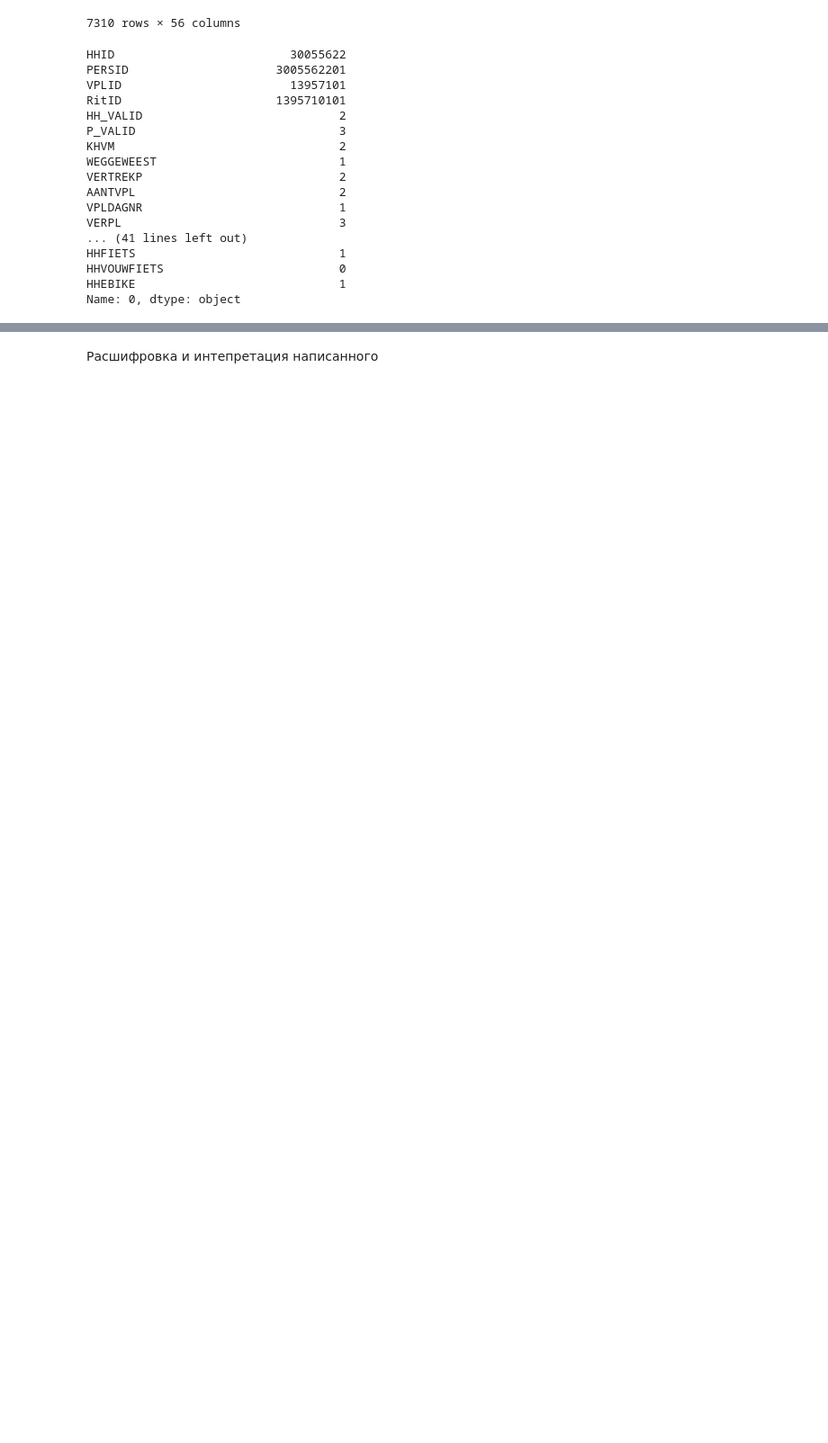
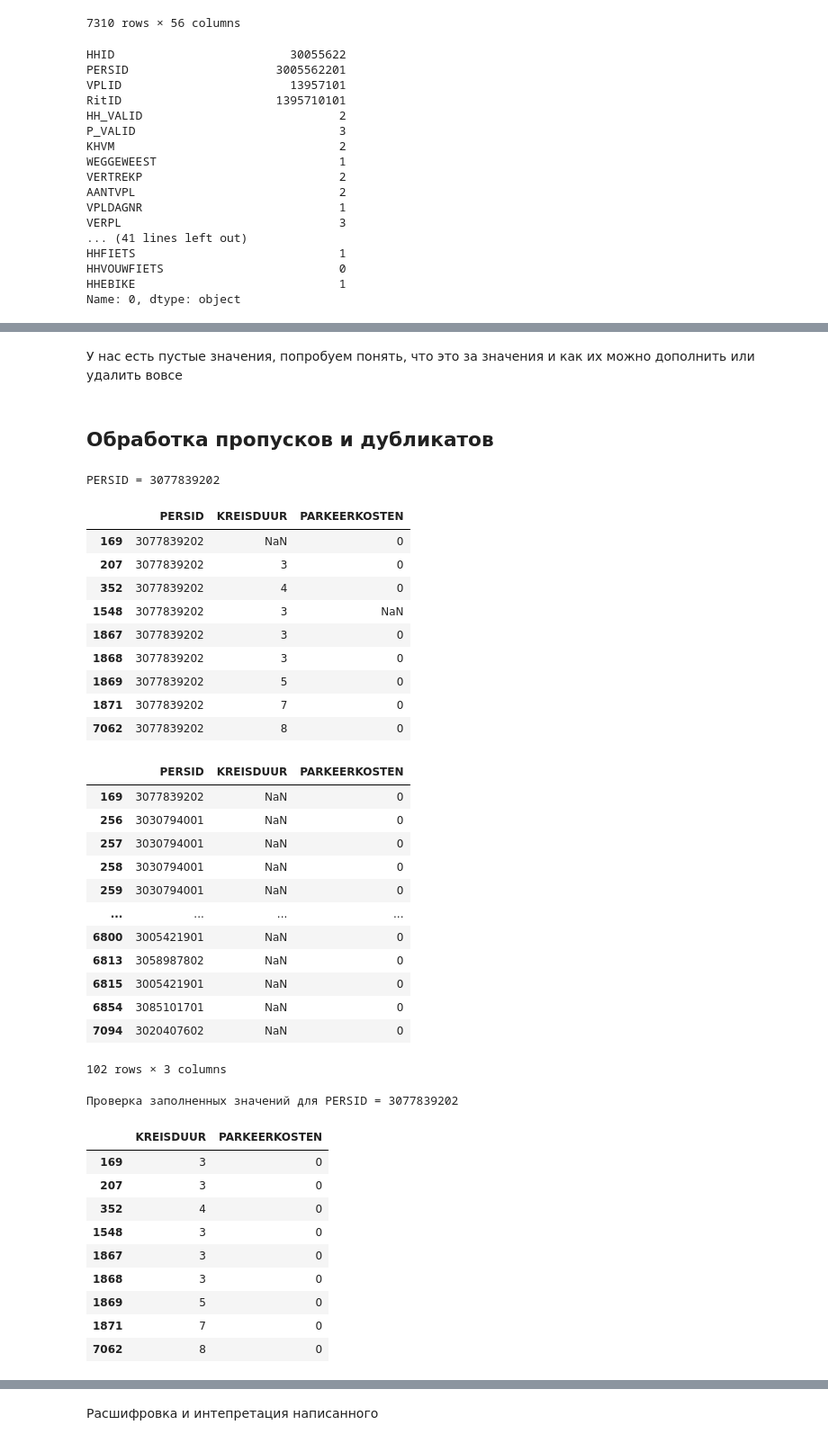
Before and after one commit to BogdanG888G/ML_Course_Work, a Jupyter notebook: course_wotk.ipynb, the cells around one changed output, grey strips where cells are left out. Shown at 90% size. Drawn from its saved outputs; the diff is of its cells as text; code cells hidden in the pictures; blank space fills up the shorter version.

```diff
--- a/course_wotk.ipynb
+++ b/course_wotk.ipynb
@@ -51,0 +58,69 @@ Name: 0, dtype: object
+# %% [markdown]
+У нас есть пустые значения, попробуем понять, что это за значения и как их можно дополнить или удалить вовсе
+# %% [markdown]
+## Обработка пропусков и дубликатов
+# %%
+df = df.replace({' ': np.nan})
+
+print("PERSID = 3077839202")
+display(df[df['PERSID'] == 3077839202][['PERSID', 'KREISDUUR', 'PARKEERKOSTEN']])
+
+
+nan_rows = df[df.isna().any(axis=1)]
+display(nan_rows[['PERSID', 'KREISDUUR', 'PARKEERKOSTEN']])
+
+# ---- Краткая справка ----
+# 'KREISDUUR': 'класс_длительности_поездки'
+# 'PARKEERKOSTEN': 'класс_стоимости_парковки'
+
+# Функция для заполнения пропусков наиболее частым значением
+def fill_with_mode(group):
+    return group.fillna(group.mode().iloc[0] if not group.mode().empty else group.mean())
+
+cols_to_fill = ['KREISDUUR', 'PARKEERKOSTEN']
+
+for col in cols_to_fill:
+    df[col] = df.groupby('PERSID')[col].transform(fill_with_mode)
+
+print("Проверка заполненных значений для PERSID = 3077839202")
+display(df[df['PERSID'] == 3077839202][cols_to_fill])
+
+# Обработка дубликатов
+
+df = df.drop_duplicates()
+# %% [output]
+PERSID = 3077839202
+|  | PERSID | KREISDUUR | PARKEERKOSTEN |
+| 169 | 3077839202 | NaN | 0 |
+| 207 | 3077839202 | 3 | 0 |
+| 352 | 3077839202 | 4 | 0 |
+| 1548 | 3077839202 | 3 | NaN |
+| 1867 | 3077839202 | 3 | 0 |
+| 1868 | 3077839202 | 3 | 0 |
+| 1869 | 3077839202 | 5 | 0 |
+| 1871 | 3077839202 | 7 | 0 |
+| 7062 | 3077839202 | 8 | 0 |
+|  | PERSID | KREISDUUR | PARKEERKOSTEN |
+| 169 | 3077839202 | NaN | 0 |
+| 256 | 3030794001 | NaN | 0 |
+| 257 | 3030794001 | NaN | 0 |
+| 258 | 3030794001 | NaN | 0 |
+| 259 | 3030794001 | NaN | 0 |
+| ... | ... | ... | ... |
+| 6800 | 3005421901 | NaN | 0 |
+| 6813 | 3058987802 | NaN | 0 |
+| 6815 | 3005421901 | NaN | 0 |
+| 6854 | 3085101701 | NaN | 0 |
+| 7094 | 3020407602 | NaN | 0 |
+102 rows × 3 columns
+Проверка заполненных значений для PERSID = 3077839202
+|  | KREISDUUR | PARKEERKOSTEN |
+| 169 | 3 | 0 |
+| 207 | 3 | 0 |
+| 352 | 4 | 0 |
+| 1548 | 3 | 0 |
+| 1867 | 3 | 0 |
+| 1868 | 3 | 0 |
+| 1869 | 5 | 0 |
+| 1871 | 7 | 0 |
+| 7062 | 8 | 0 |
```
Also changed, not shown: parts of 35 cells of this notebook.
